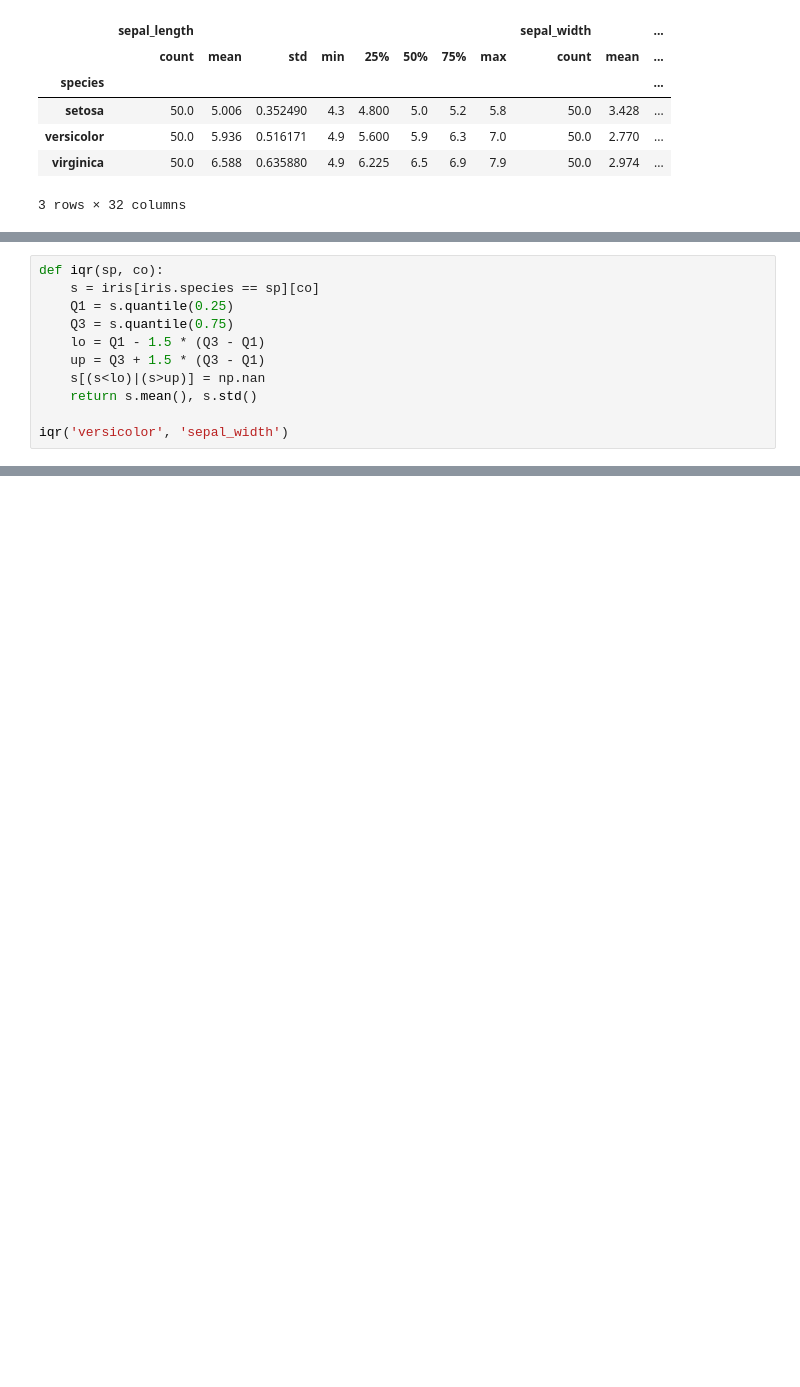
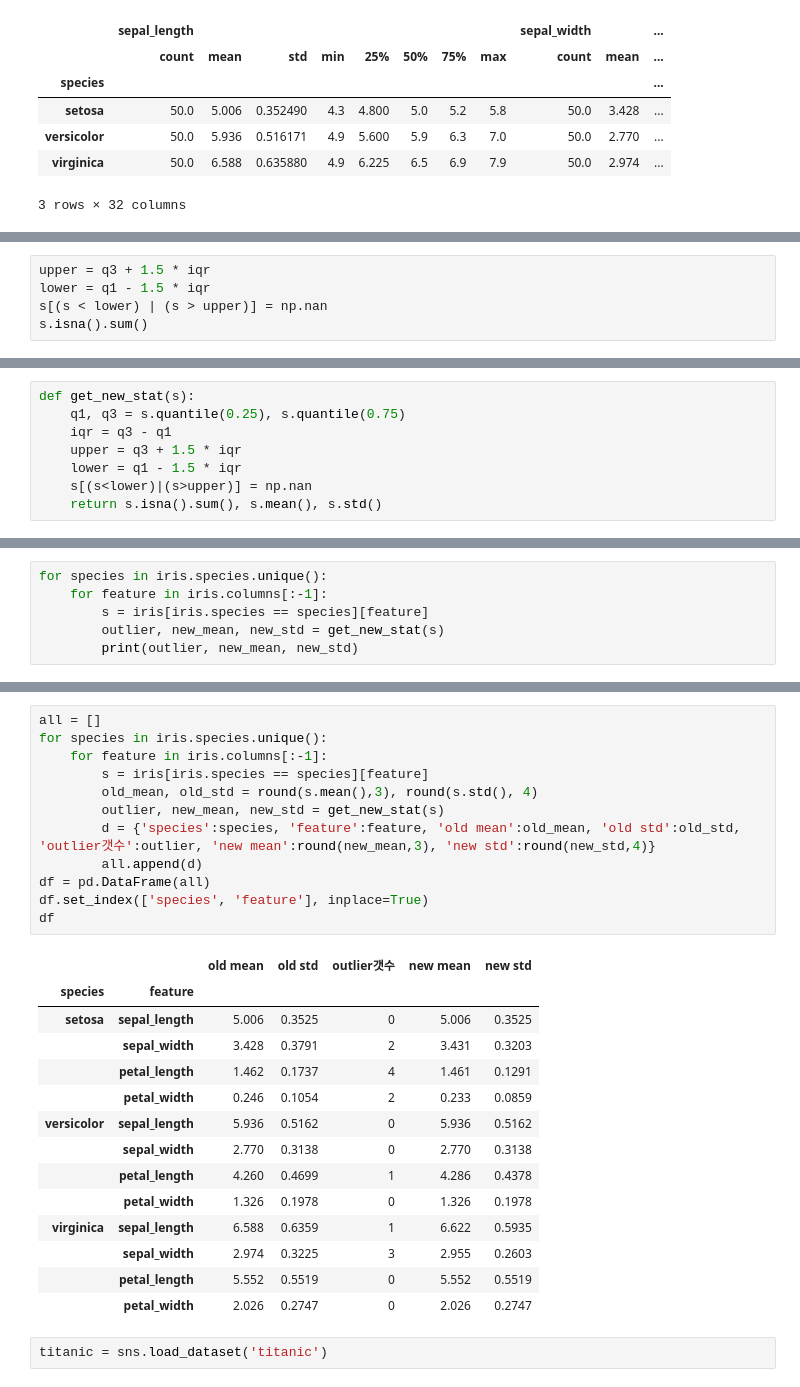
Before and after one commit to HanEunji/DataAnalysis-2021.11, a Jupyter notebook: 02.Pandas/211201_Quiz.ipynb, the cells around one changed output, grey strips where cells are left out. Drawn from its saved outputs; the diff is of its cells as text; blank space fills up the shorter version.

```diff
--- a/02.Pandas/211201_Quiz.ipynb
+++ b/02.Pandas/211201_Quiz.ipynb
@@ -33,0 +103,5 @@ Q3 = s.quantile(0.75)
+# %%
+upper = q3 + 1.5 * iqr
+lower = q1 - 1.5 * iqr
+s[(s < lower) | (s > upper)] = np.nan
+s.isna().sum()
@@ -43,11 +126,8 @@ s.mean(), s.std()
 # %%
-def iqr(sp, co):
-    s = iris[iris.species == sp][co]
-    Q1 = s.quantile(0.25)
-    Q3 = s.quantile(0.75)
-    lo = Q1 - 1.5 * (Q3 - Q1)
-    up = Q3 + 1.5 * (Q3 - Q1)
-    s[(s<lo)|(s>up)] = np.nan
-    return s.mean(), s.std()
-
-iqr('versicolor', 'sepal_width')
+def get_new_stat(s):
+    q1, q3 = s.quantile(0.25), s.quantile(0.75)
+    iqr = q3 - q1
+    upper = q3 + 1.5 * iqr
+    lower = q1 - 1.5 * iqr
+    s[(s<lower)|(s>upper)] = np.nan
+    return s.isna().sum(), s.mean(), s.std()
@@ -102,0 +141,6 @@ outlier_iqr(iris)
+# %%
+for species in iris.species.unique():
+    for feature in iris.columns[:-1]:
+        s = iris[iris.species == species][feature]
+        outlier, new_mean, new_std = get_new_stat(s)
+        print(outlier, new_mean, new_std)
@@ -102,0 +160,29 @@ outlier_iqr(iris)
+# %%
+all = []
+for species in iris.species.unique():
+    for feature in iris.columns[:-1]:
+        s = iris[iris.species == species][feature]
+        old_mean, old_std = round(s.mean(),3), round(s.std(), 4)
+        outlier, new_mean, new_std = get_new_stat(s)
+        d = {'species':species, 'feature':feature, 'old mean':old_mean, 'old std':old_std, 'outlier갯수':outlier, 'new mean':round(new_mean,3), 'new std':round(new_std,4)}
+        all.append(d)
+df = pd.DataFrame(all)
+df.set_index(['species', 'feature'], inplace=True)
+df
+# %% [output]
+|  |  | old mean | old std | outlier갯수 | new mean | new std |
+| species | feature |  |  |  |  |  |
+| setosa | sepal_length | 5.006 | 0.3525 | 0 | 5.006 | 0.3525 |
+|  | sepal_width | 3.428 | 0.3791 | 2 | 3.431 | 0.3203 |
+|  | petal_length | 1.462 | 0.1737 | 4 | 1.461 | 0.1291 |
+|  | petal_width | 0.246 | 0.1054 | 2 | 0.233 | 0.0859 |
+| versicolor | sepal_length | 5.936 | 0.5162 | 0 | 5.936 | 0.5162 |
+|  | sepal_width | 2.770 | 0.3138 | 0 | 2.770 | 0.3138 |
+|  | petal_length | 4.260 | 0.4699 | 1 | 4.286 | 0.4378 |
+|  | petal_width | 1.326 | 0.1978 | 0 | 1.326 | 0.1978 |
+| virginica | sepal_length | 6.588 | 0.6359 | 1 | 6.622 | 0.5935 |
+|  | sepal_width | 2.974 | 0.3225 | 3 | 2.955 | 0.2603 |
+|  | petal_length | 5.552 | 0.5519 | 0 | 5.552 | 0.5519 |
+|  | petal_width | 2.026 | 0.2747 | 0 | 2.026 | 0.2747 |
+# %%
+titanic = sns.load_dataset('titanic')
```
Also changed, not shown: parts of 39 cells of this notebook, 7 other files.
